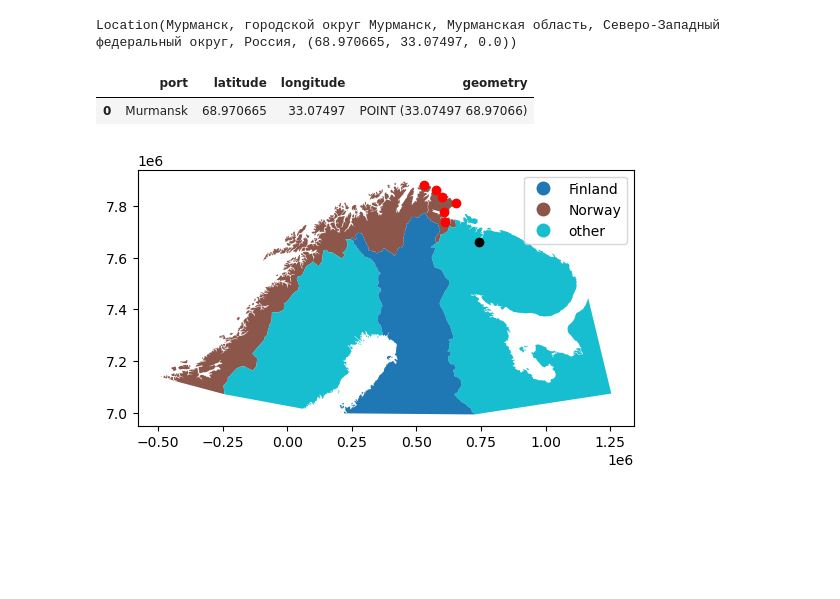
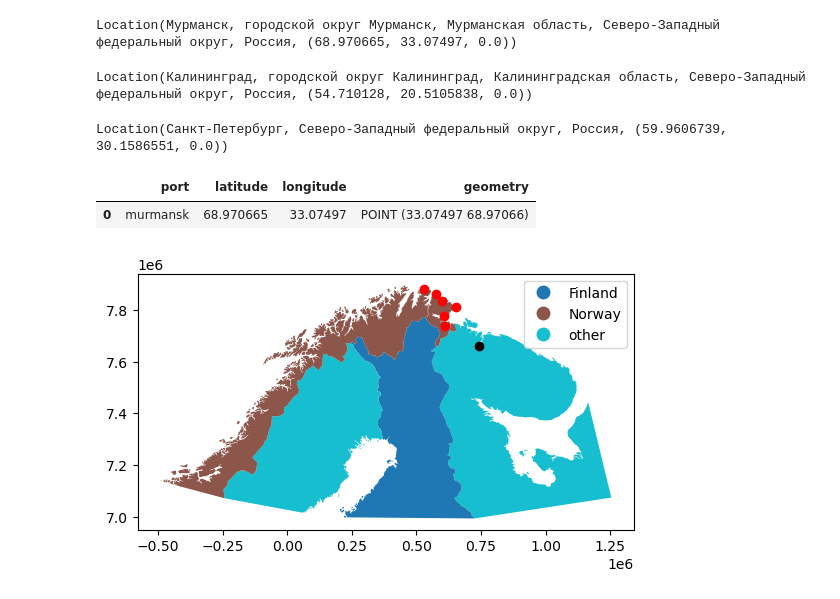
Before and after one commit to stelios-c/GPS_analysis, a Jupyter notebook: scandi_baltic/Finland_map.ipynb, the cells around one changed output. Cells and saved outputs as stored; diff of their text form; code cells hidden in the pictures; blank space fills up the shorter version.

Commit message:
try adding the other two locations with same buffer, not quite right

```diff
--- a/scandi_baltic/Finland_map.ipynb
+++ b/scandi_baltic/Finland_map.ipynb
@@ -62,21 +63,31 @@ murmansk_location = geolocator.geocode("Murmansk, Russian Federation")
 murmansk_location
 # %% [output]
 Location(Мурманск, городской округ Мурманск, Мурманская область, Северо-Западный федеральный округ, Россия, (68.970665, 33.07497, 0.0))
+# %%
+kaliningrad_location
+# %% [output]
+Location(Калининград, городской округ Калининград, Калининградская область, Северо-Западный федеральный округ, Россия, (54.710128, 20.5105838, 0.0))
+# %%
+st_petersburg_location
+# %% [output]
+Location(Санкт-Петербург, Северо-Западный федеральный округ, Россия, (59.9606739, 30.1586551, 0.0))
 # %%
-port_df=pd.DataFrame({'port':'Murmansk',
-                          'latitude':float(murmansk_location.latitude),
-                          'longitude':float(murmansk_location.longitude)},
-                         index=[0])
+def location2df(location,name):
+    return pd.DataFrame({'port':name,
+                  'latitude':float(location.latitude),
+                  'longitude':float(location.longitude)},
+                  index=[0])
 # %%
-port_gdf=geopandas.GeoDataFrame(port_df,
-                       geometry=geopandas.points_from_xy(port_df.longitude,
-                                                         port_df.latitude),
+def df2gdf(in_df):
+    return geopandas.GeoDataFrame(in_df,
+                       geometry=geopandas.points_from_xy(in_df.longitude,
+                                                         in_df.latitude),
                        crs="EPSG:4326")
 # %%
-port_gdf
+df2gdf(location2df(murmansk_location,'murmansk'))
 # %% [output]
 |  | port | latitude | longitude | geometry |
-| 0 | Murmansk | 68.970665 | 33.07497 | POINT (33.07497 68.97066) |
+| 0 | murmansk | 68.970665 | 33.07497 | POINT (33.07497 68.97066) |
 # %%
 countries="https://naciscdn.org/naturalearth/10m/cultural/ne_10m_admin_0_countries.zip"
 world = (geopandas
```
Also changed, not shown: parts of 10 cells of this notebook.
